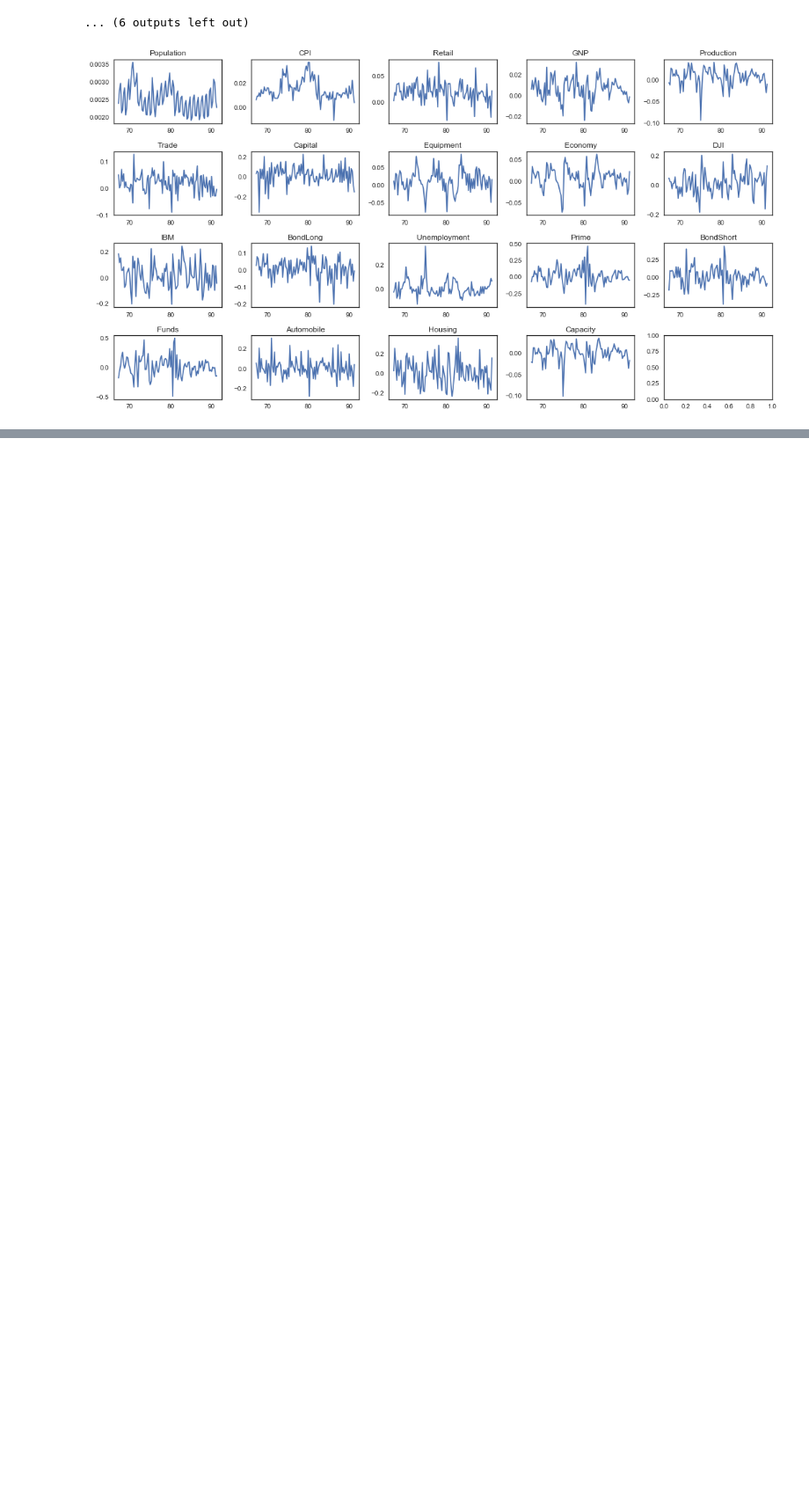
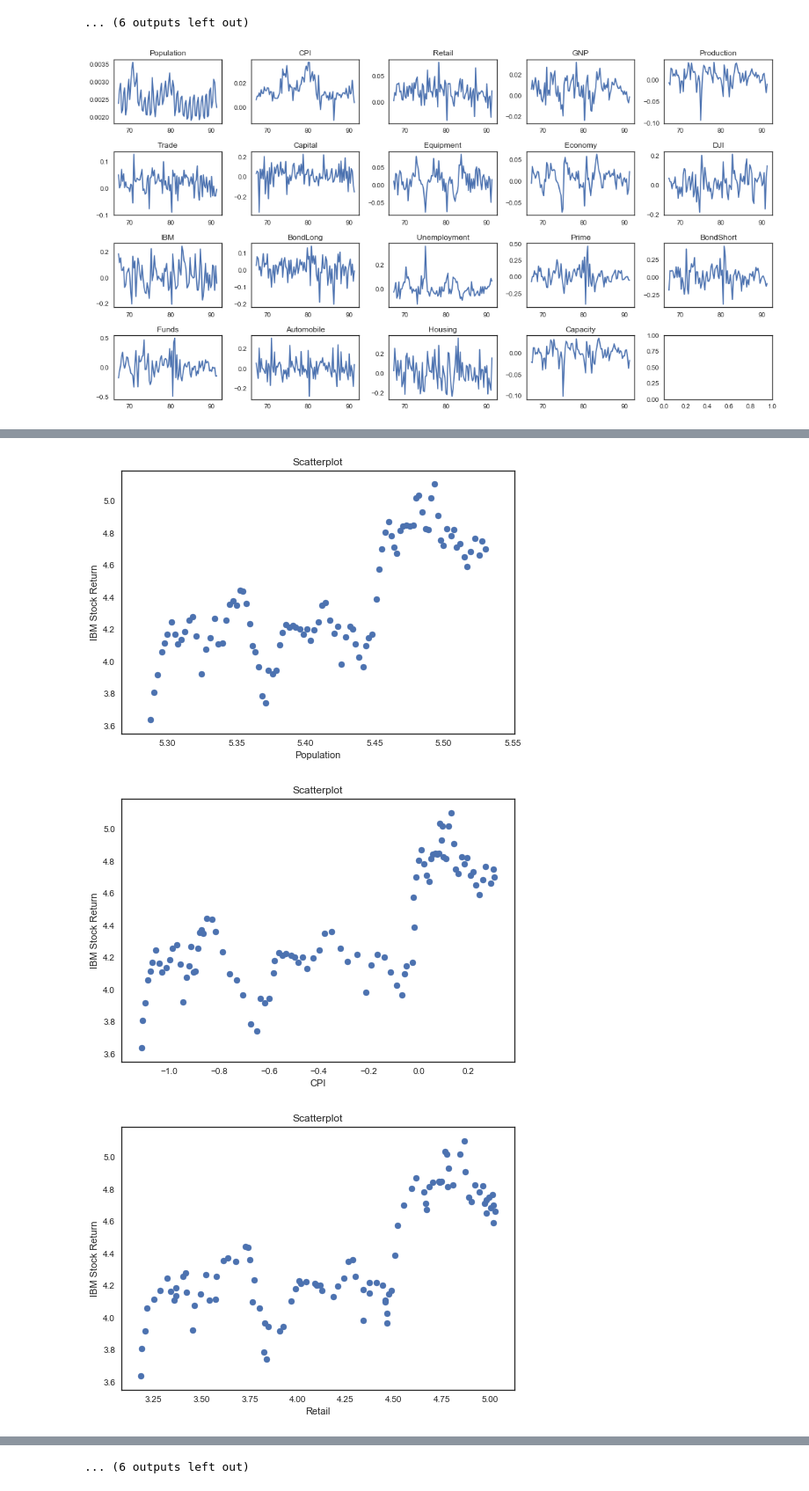
Before and after one commit to yqelisa/apan_data_viz, a Jupyter notebook: DataViz_Assignment4.ipynb, the cells around one changed output, grey strips where cells are left out. Shown at 88% size. Saved outputs shown, nothing was run; the diff lists cells and outputs as text; code cells hidden in the pictures; blank space fills up the shorter version.

```diff
--- a/DataViz_Assignment4.ipynb
+++ b/DataViz_Assignment4.ipynb
@@ -274,0 +593,16 @@ plt.tight_layout()
+# %%
+# Scatterplot of IBM vs others - Log-transformed Raw Data
+
+for var in names:
+    if var=='IBM':
+        pass
+    else:
+        plt.scatter(df_log[var].dropna(axis=0),df_log['IBM'].dropna(axis=0))
+        plt.title("Scatterplot")
+        plt.xlabel(var)
+        plt.ylabel("IBM Stock Return")
+        plt.show()
+# %% [output]
+[figure, added]
+[figure, added]
+[figure, added]
@@ -274,0 +618 @@ plt.tight_layout()
+... (6 outputs left out)
```
Also changed, not shown: parts of 13 cells of this notebook.
